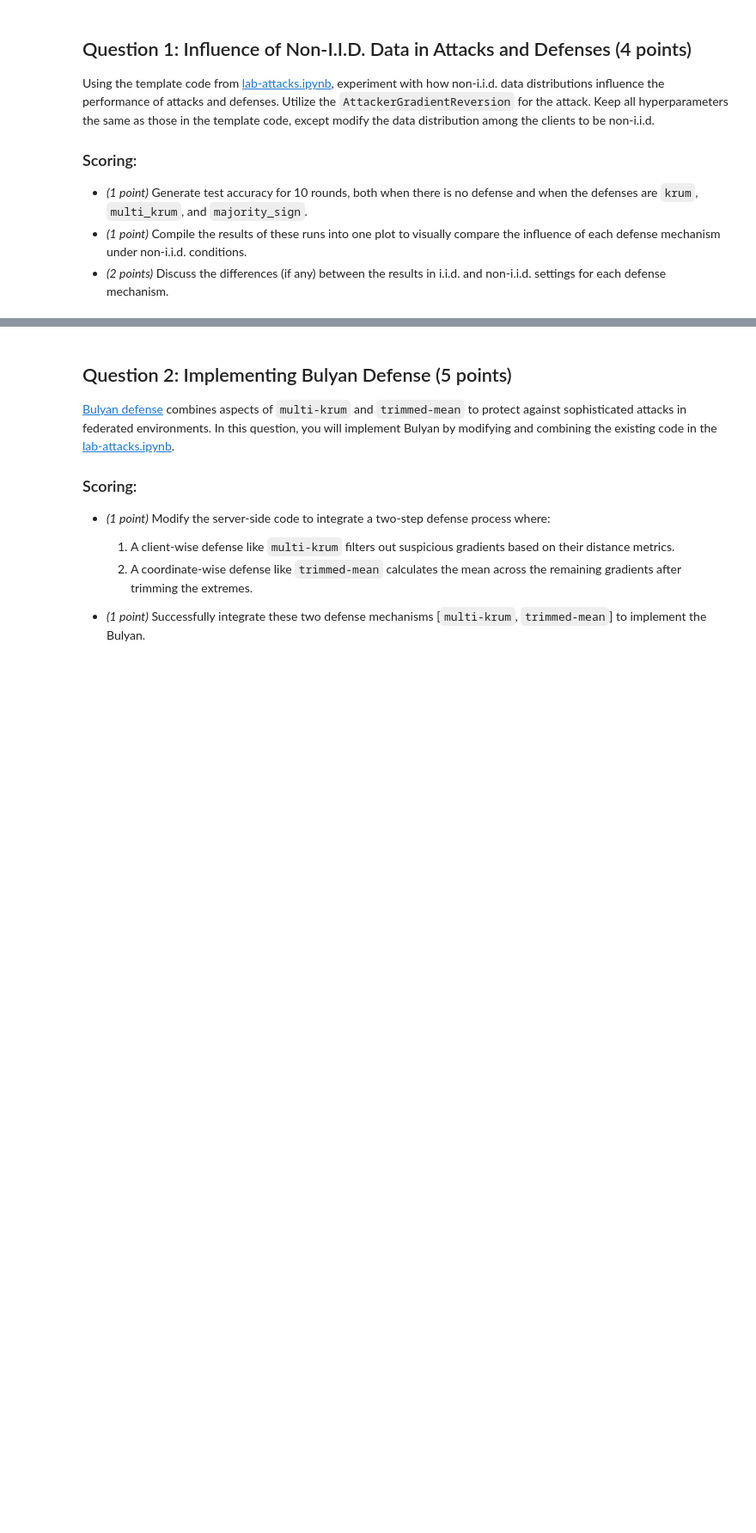
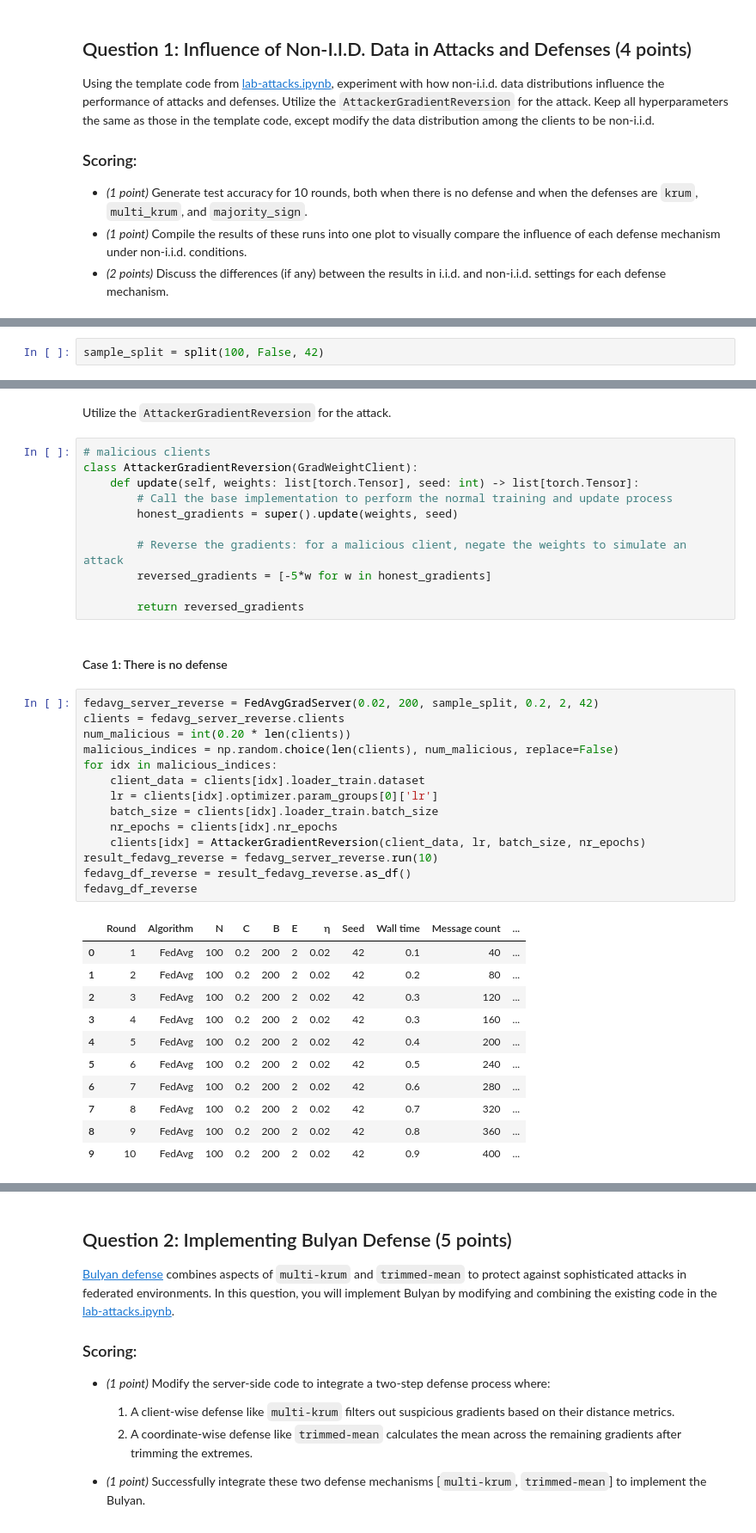
Before and after one commit to Sosekie/DDLS_Assignment, a Jupyter notebook: lab/Chenrui_hw-attacks.ipynb, the cells around one changed output, grey strips where cells are left out. Shown at 86% size. Drawn from its saved outputs; the diff is of its cells as text; blank space fills up the shorter version.

```diff
--- a/lab/Chenrui_hw-attacks.ipynb
+++ b/lab/Chenrui_hw-attacks.ipynb
@@ -31,0 +43,2 @@ Using the template code from [lab-attacks.ipynb](https://github.com/lydiaYchen/D
+# %%
+sample_split = split(100, False, 42)
@@ -31,0 +109,41 @@ Using the template code from [lab-attacks.ipynb](https://github.com/lydiaYchen/D
+# %% [markdown]
+Utilize the `AttackerGradientReversion` for the attack.
+# %%
+# malicious clients
+class AttackerGradientReversion(GradWeightClient):
+    def update(self, weights: list[torch.Tensor], seed: int) -> list[torch.Tensor]:
+        # Call the base implementation to perform the normal training and update process
+        honest_gradients = super().update(weights, seed)
+
+        # Reverse the gradients: for a malicious client, negate the weights to simulate an attack
+        reversed_gradients = [-5*w for w in honest_gradients]
+
+        return reversed_gradients
+# %% [markdown]
+#### Case 1: There is no defense
+# %%
+fedavg_server_reverse = FedAvgGradServer(0.02, 200, sample_split, 0.2, 2, 42)
+clients = fedavg_server_reverse.clients
+num_malicious = int(0.20 * len(clients))
+malicious_indices = np.random.choice(len(clients), num_malicious, replace=False)
+for idx in malicious_indices:
+    client_data = clients[idx].loader_train.dataset
+    lr = clients[idx].optimizer.param_groups[0]['lr']
+    batch_size = clients[idx].loader_train.batch_size
+    nr_epochs = clients[idx].nr_epochs
+    clients[idx] = AttackerGradientReversion(client_data, lr, batch_size, nr_epochs)
+result_fedavg_reverse = fedavg_server_reverse.run(10)
+fedavg_df_reverse = result_fedavg_reverse.as_df()
+fedavg_df_reverse
+# %% [output]
+|  | Round | Algorithm | N | C | B | E | η | Seed | Wall time | Message count | ... |
+| 0 | 1 | FedAvg | 100 | 0.2 | 200 | 2 | 0.02 | 42 | 0.1 | 40 | ... |
+| 1 | 2 | FedAvg | 100 | 0.2 | 200 | 2 | 0.02 | 42 | 0.2 | 80 | ... |
+| 2 | 3 | FedAvg | 100 | 0.2 | 200 | 2 | 0.02 | 42 | 0.3 | 120 | ... |
+| 3 | 4 | FedAvg | 100 | 0.2 | 200 | 2 | 0.02 | 42 | 0.3 | 160 | ... |
+| 4 | 5 | FedAvg | 100 | 0.2 | 200 | 2 | 0.02 | 42 | 0.4 | 200 | ... |
+| 5 | 6 | FedAvg | 100 | 0.2 | 200 | 2 | 0.02 | 42 | 0.5 | 240 | ... |
+| 6 | 7 | FedAvg | 100 | 0.2 | 200 | 2 | 0.02 | 42 | 0.6 | 280 | ... |
+| 7 | 8 | FedAvg | 100 | 0.2 | 200 | 2 | 0.02 | 42 | 0.7 | 320 | ... |
+| 8 | 9 | FedAvg | 100 | 0.2 | 200 | 2 | 0.02 | 42 | 0.8 | 360 | ... |
+| 9 | 10 | FedAvg | 100 | 0.2 | 200 | 2 | 0.02 | 42 | 0.9 | 400 | ... |
```
Also changed, not shown: parts of 13 cells of this notebook, 1 other file.
